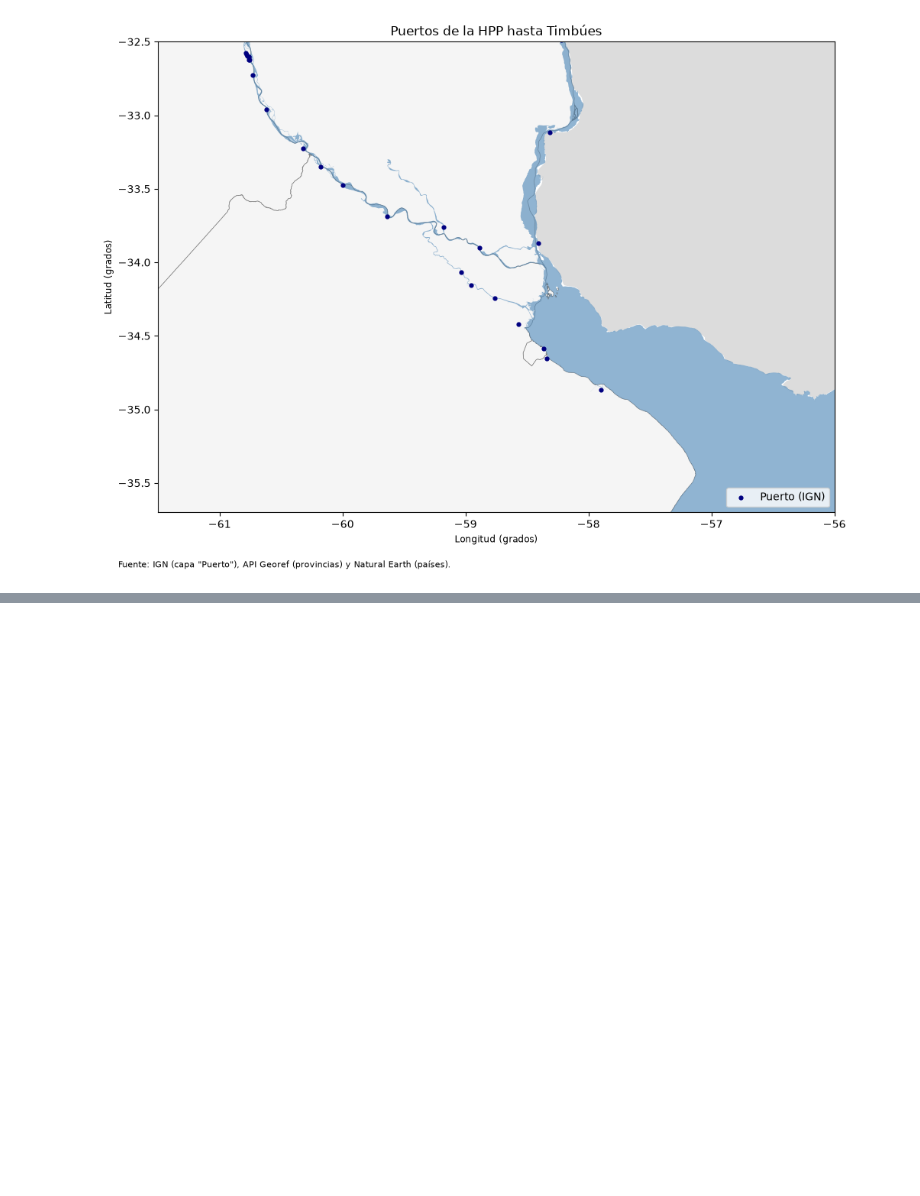
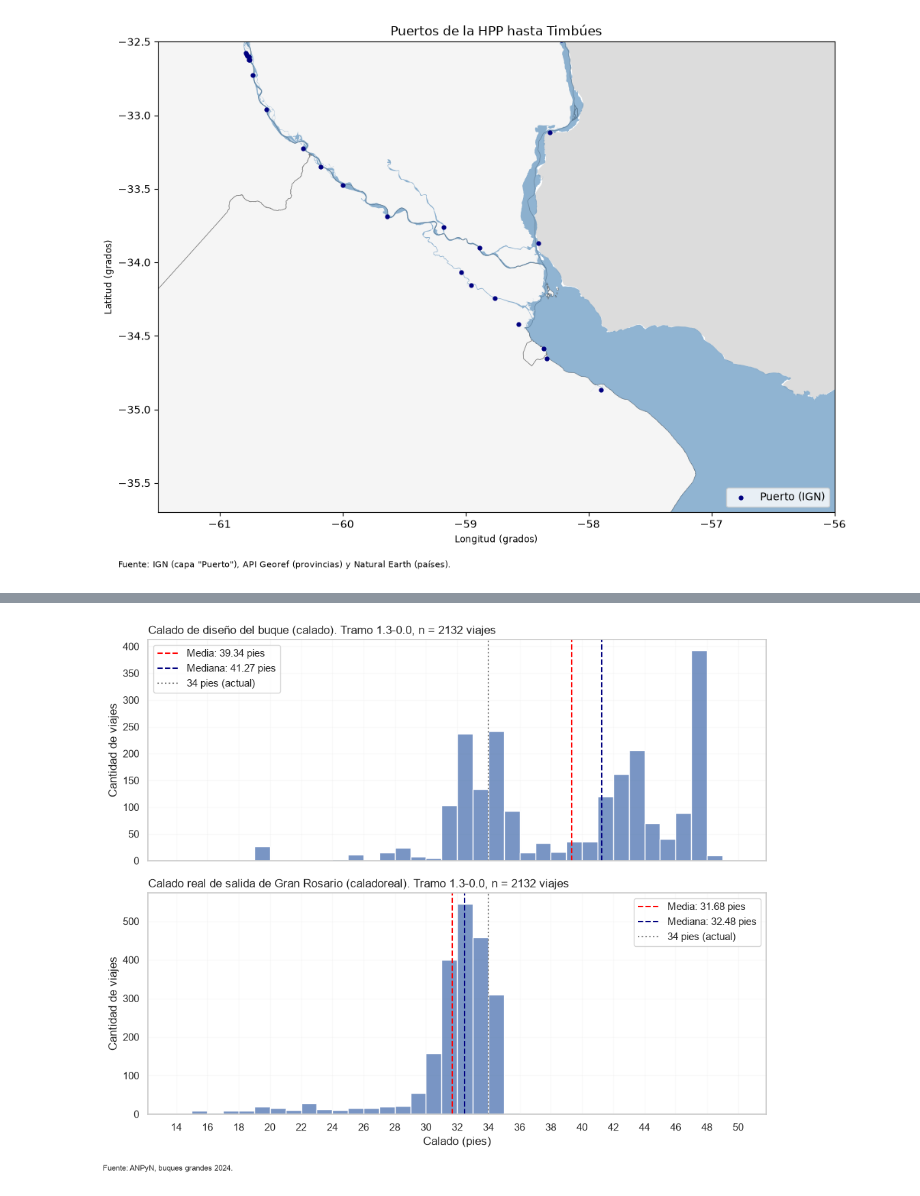
Before and after one commit to Demian-el06/Damian_Tp_integrador, a Jupyter notebook: TP6.ipynb, the cells around one changed output, grey strips where cells are left out. Saved outputs shown, nothing was run; the diff lists cells and outputs as text; code cells hidden in the pictures; blank space fills up the shorter version.

```diff
--- a/TP6.ipynb
+++ b/TP6.ipynb
@@ -426,7 +648,9 @@ corr_geo[corr_geo['origen'].isin(COORDS_FALTANTES)].tail()
 | 23 | FRAY BENTOS | NaN | NaN | sin match | NaN | POINT (-58.31289 -33.11488) |
 | 27 | TIGRE | NaN | NaN | sin match | NaN | POINT (-58.57187 -34.41977) |
 # %%
-buquesg = buques.merge(corr_geo[['origen', 'fna', 'geometry']], on='origen', how='left', validate='m:1') # este es el merge que agrega las coordenadas a los viajes de buques
+buquesg = buques.merge(corr_geo[['origen', 'fna', 'geometry']], on='origen', how='left', validate='m:1', indicator=True) # este es el merge que agrega las coordenadas a los viajes de buques
+print(buquesg['_merge'].value_counts())  # todos both: la tabla de correspondencia se armó con los orígenes de buques
+buquesg = buquesg.drop(columns='_merge')
 
 print(f"Viajes con coordenadas de origen: {buquesg['fna'].notna().mean()}")
 
@@ -712,0 +868,9 @@ Name: count, dtype: int64
+# %%
+#assert buq[buq['agencia'] == 'GOBIERNO', ['td_calc', 'tb_calc', 'total_calc']].eq(0).all().all(), "No se pusieron en cero los cálculos de tarifas para agencia GOBIERNO"
+
+buq['dif_b'] = (buq['tb_calc'] - buq['tb'])*100/buq['tb']
+buq['dif_d'] = (buq['td_calc'] - buq['td'])*100/buq['td']
+
+beee = buq[buq['agencia'] != 'GOBIERNO'][['dif_b', 'dif_d']].describe(percentiles=[0.0001, 0.9, 0.999]).round(5)
+beee.loc['% dentro de ±1%'] = (buq[buq['agencia'] != 'GOBIERNO'][['dif_b', 'dif_d']].abs() <= 0.5).mean() * 100
+beee
@@ -712,0 +895,6 @@ Name: count, dtype: int64
+# %%
+# Viajes que salen del Gran Rosario (sección 1.3) al océano (0.0) con calado real informado (caladoreal vale 0 cuando no está informado)
+salidas = buq[(buq['tramo'] == '1.3-0.0') & (buq['caladoreal'] > 0)]
+
+print(f"{len(salidas)} viajes 1.3-0.0 con calado real informado, de {(buq['tramo'] == '1.3-0.0').sum()} viajes 1.3-0.0")
+salidas[['calado', 'caladoreal']].describe()
@@ -712,0 +912,27 @@ Name: count, dtype: int64
+# %%
+sns.set_theme(style='whitegrid', rc={'grid.alpha': 0.1})
+
+fig, axes = plt.subplots(2, 1, figsize=(10, 8), sharex=True) # sharex es para que compartan misma escala
+
+graficos = [(axes[0], 'calado', 'Calado de diseño del buque (calado)'),
+            (axes[1], 'caladoreal', 'Calado real de salida de Gran Rosario (caladoreal)')]
+
+for ax, columna, titulo in graficos:
+    sns.histplot(data=salidas, x=columna, bins=range(14, 51), ax=ax)  # barras de 1 pie: de k a k + 0.99
+    # el for toma el axes correspondiente y la columna a graficar, y el título del gráfico
+    ax.axvline(salidas[columna].mean(), color='red', linestyle='--', label=f'Media: {salidas[columna].mean():.2f} pies')
+    ax.axvline(salidas[columna].median(), color='navy', linestyle='--', label=f'Mediana: {salidas[columna].median():.2f} pies')
+    ax.axvline(34, color='gray', linestyle=':', label='34 pies (actual)')
+    # agrego tres líneas verticales: media, mediana y calado actual
+    ax.set_title(f'{titulo}. Tramo 1.3-0.0, n = {len(salidas)} viajes', loc='left')
+    ax.set_xlabel('Calado (pies)')
+    ax.set_ylabel('Cantidad de viajes')
+    ax.set_xticks(range(14, 51, 2))
+    ax.legend()
+
+
+plt.tight_layout()
+fig.text(0.01, -0.02, 'Fuente: ANPyN, buques grandes 2024.', fontsize=8)
+plt.show()
+# %% [output]
+[figure, added]
```
Also changed, not shown: parts of 75 cells of this notebook, 7 other files.
